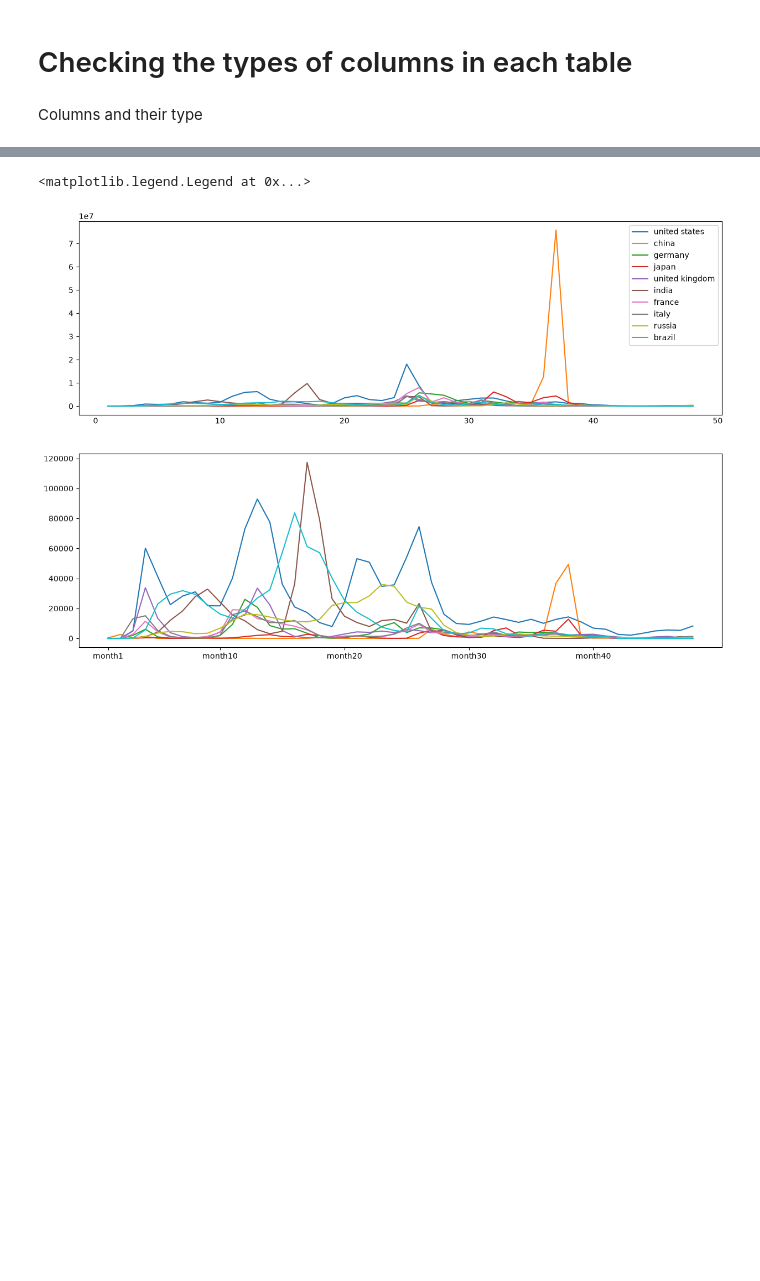
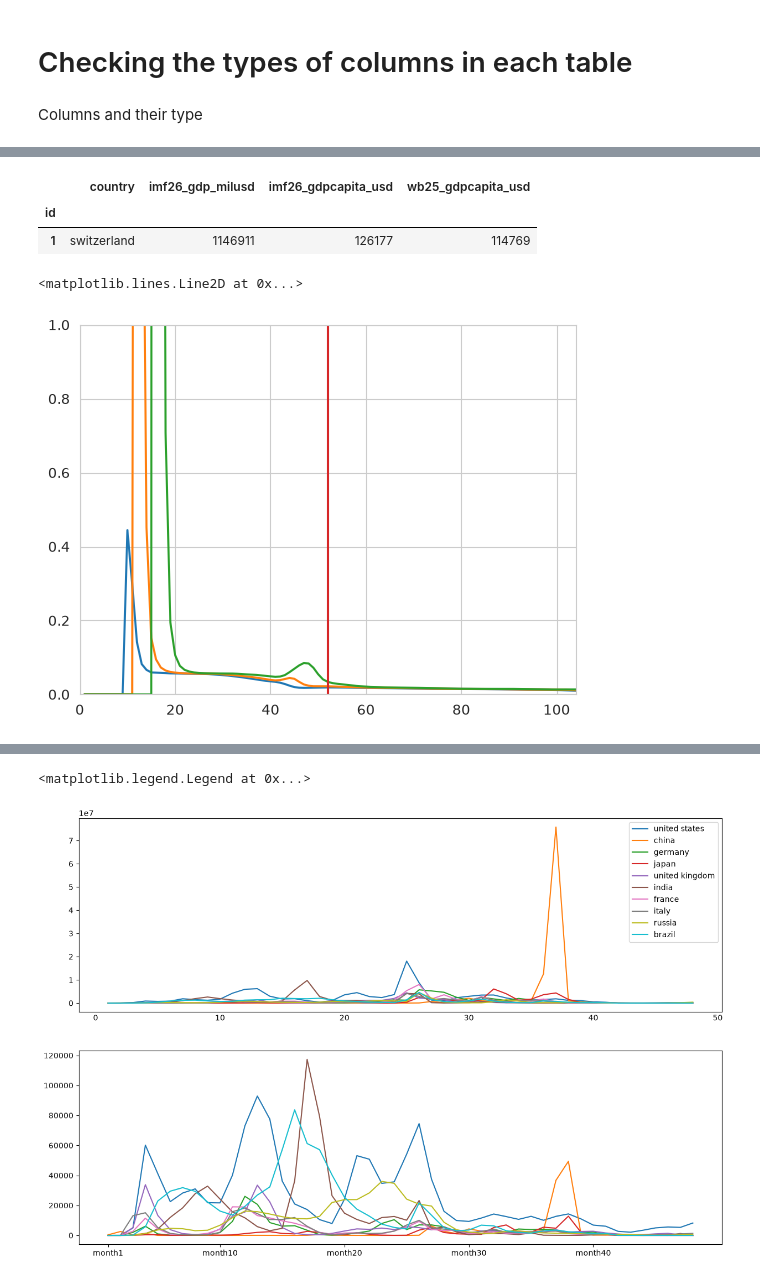
Before and after one commit to danialghamari/SQL_projects, a Jupyter notebook: Covid_19_analysis/Analysis.ipynb, the cells around one changed output, grey strips where cells are left out. Drawn from its saved outputs; the diff is of its cells as text; code cells hidden in the pictures; blank space fills up the shorter version.

```diff
--- a/Covid_19_analysis/Analysis.ipynb
+++ b/Covid_19_analysis/Analysis.ipynb
@@ -186,0 +250,26 @@ new_cases_deaths_df[0:10]
+# %%
+import matplotlib.pyplot as plt, seaborn as sns
+
+sns.set_style("whitegrid")
+# %%
+country_df.loc[country_df["country"]=="switzerland"]
+# %% [output]
+|  | country | imf26_gdp_milusd | imf26_gdpcapita_usd | wb25_gdpcapita_usd |
+| id |  |  |  |  |
+| 1 | switzerland | 1146911 | 126177 | 114769 |
+# %%
+switz = cases_deaths_df[cases_deaths_df["country_id"]==country_df.loc[country_df["country"]=="switzerland"].index[0]]
+
+plt.plot(switz["week"] ,switz["r_lag_2w"])
+plt.plot(switz["week"] ,switz["r_lag_4w"])
+plt.plot(switz["week"] ,switz["r_lag_8w"])
+plt.ylim(0,1)
+plt.xlim(0,104)
+
+import datetime
+
+vaccine_week = switz.loc[switz["firstday"]<datetime.date(2020, 12, 23),"week"].values[-1]+1
+plt.axvline(vaccine_week,color='tab:red')
+# %% [output]
+<matplotlib.lines.Line2D at 0x...>
+[figure, added]
```
Also changed, not shown: parts of 16 cells of this notebook, 7 other files.
